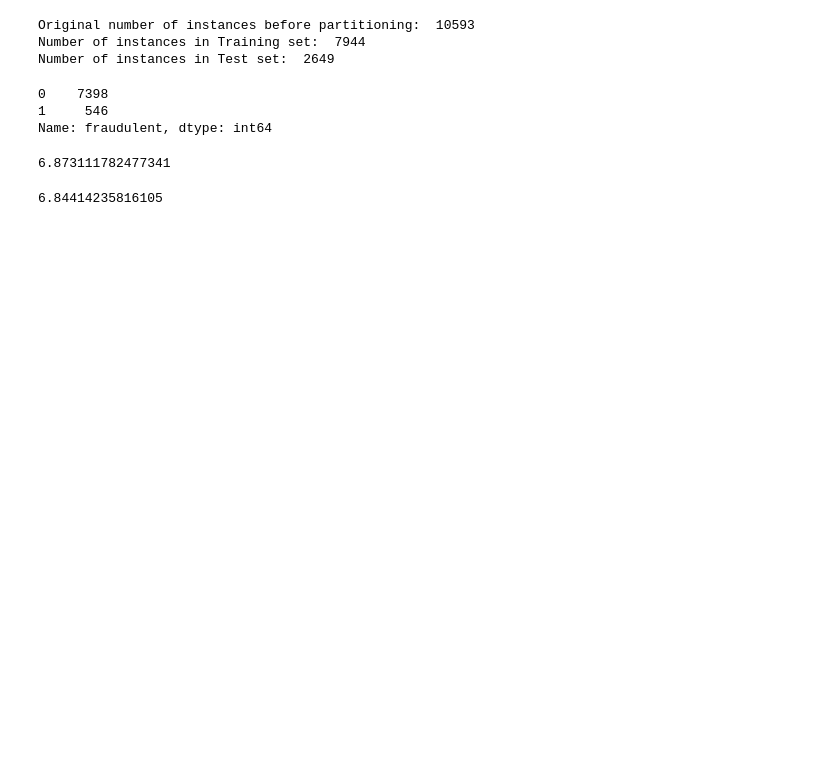
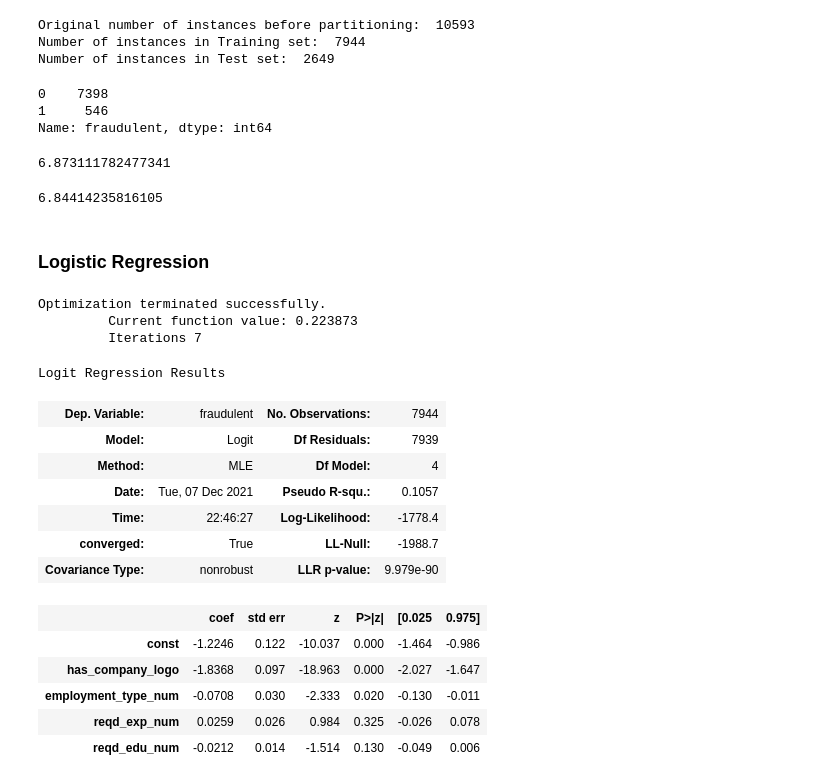
Before and after one commit to hjyoon16/Fake_Job_Post_Classification, a Jupyter notebook: 502Project.ipynb, the cells around one changed output. Saved outputs shown, nothing was run; the diff lists cells and outputs as text; code cells hidden in the pictures; blank space fills up the shorter version.

Commit message:
Re-expressed the variables to integer

```diff
--- a/502Project.ipynb
+++ b/502Project.ipynb
@@ -336,0 +357,4 @@ Name: state, dtype: int64
+# %%
+fake_job_US['reqd_edu_num'] = fake_job_US['required_education']
+dict_edu = {"reqd_edu_num": {"Unspecified":1,"Not Applicable":2,"Some High School Coursework":3,"Vocational":4,"High School or equivalent":5,"Vocational - HS Diploma":6,"Certification":7,"Some College Coursework Completed":8,"Associate Degree":9,"Vocational - Degree":10,"Bachelor's Degree":11,"Professional":12,"Master's Degree":13,"Doctorate":14}}
+fake_job_US.replace(dict_edu, inplace = True)
@@ -336,0 +376,3 @@ Name: state, dtype: int64
+# %%
+fake_job_final = fake_job_US[[ 'has_company_logo', 'employment_type_num',
+       'reqd_exp_num', 'reqd_edu_num', 'fraudulent']]
@@ -337,5 +397,5 @@ Name: state, dtype: int64
 # %%
-dt1_train, dt1_test = train_test_split(fake_job_US,
+dt1_train, dt1_test = train_test_split(fake_job_final,
                                       test_size = 0.25,
                                       random_state = 10)
 # %%
@@ -362,3 +422,31 @@ original_ratio = fake_job_df['fraudulent'].value_counts()[1] / fake_job_df.shape
 original_ratio
 # %% [output]
 6.84414235816105
+# %% [markdown]
+### Logistic Regression
+# %%
+X = pd.DataFrame(dt1_train[['has_company_logo', 'employment_type_num',
+       'reqd_exp_num', 'reqd_edu_num']])
+X = sm.add_constant(X)
+Y = pd.DataFrame(dt1_train[['fraudulent']])
+# %%
+logreg01 = sm.Logit(Y,X).fit()
+logreg01.summary()
+# %% [output]
+Optimization terminated successfully.
+         Current function value: 0.223873
+         Iterations 7
+Logit Regression Results
+| Dep. Variable: | fraudulent | No. Observations: | 7944 |
+| Model: | Logit | Df Residuals: | 7939 |
+| Method: | MLE | Df Model: | 4 |
+| Date: | Tue, 07 Dec 2021 | Pseudo R-squ.: | 0.1057 |
+| Time: | 22:46:27 | Log-Likelihood: | -1778.4 |
+| converged: | True | LL-Null: | -1988.7 |
+| Covariance Type: | nonrobust | LLR p-value: | 9.979e-90 |
+|  | coef | std err | z | P>|z| | [0.025 | 0.975] |
+| const | -1.2246 | 0.122 | -10.037 | 0.000 | -1.464 | -0.986 |
+| has_company_logo | -1.8368 | 0.097 | -18.963 | 0.000 | -2.027 | -1.647 |
+| employment_type_num | -0.0708 | 0.030 | -2.333 | 0.020 | -0.130 | -0.011 |
+| reqd_exp_num | 0.0259 | 0.026 | 0.984 | 0.325 | -0.026 | 0.078 |
+| reqd_edu_num | -0.0212 | 0.014 | -1.514 | 0.130 | -0.049 | 0.006 |
```
Also changed, not shown: parts of 13 cells of this notebook.
